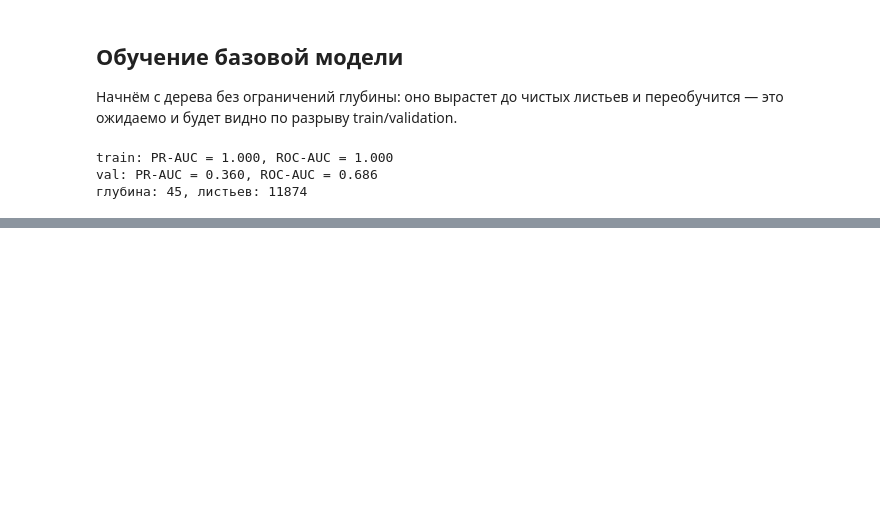
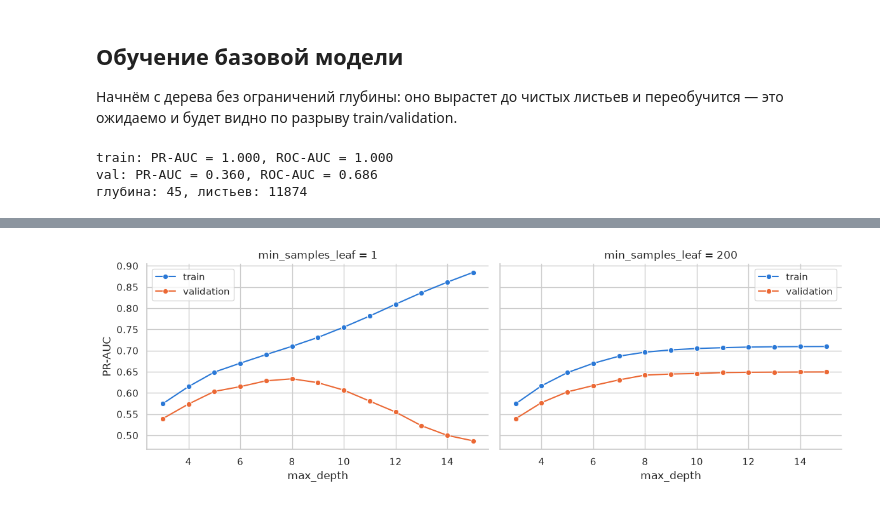
Before and after one commit to gpuslave/ml, a Jupyter notebook: notebooks/decision-tree-ensemble-gradboost.ipynb, the cells around one changed output, grey strips where cells are left out. Cells and saved outputs as stored; diff of their text form; code cells hidden in the pictures; blank space fills up the shorter version.

```diff
--- a/notebooks/decision-tree-ensemble-gradboost.ipynb
+++ b/notebooks/decision-tree-ensemble-gradboost.ipynb
@@ -267,0 +347,11 @@ print(f"\nвыбрано: max_depth={best_depth}, min_samples_leaf={best_leaf}")
+# %%
+fig, axes = plt.subplots(1, 2, figsize=(12, 4), sharey=True)
+for ax, leaf in zip(axes, [1, best_leaf]):
+    sub = grid[grid["min_samples_leaf"] == leaf].sort_values("max_depth")
+    sns.lineplot(data=sub, x="max_depth", y="train_pr_auc", marker="o", color=BLUE, label="train", ax=ax)
+    sns.lineplot(data=sub, x="max_depth", y="val_pr_auc", marker="o", color=ORANGE, label="validation", ax=ax)
+    ax.set(title=f"min_samples_leaf = {leaf}", xlabel="max_depth", ylabel="PR-AUC")
+plt.tight_layout()
+plt.show()
+# %% [output]
+[figure, added]
```
Also changed, not shown: parts of 22 cells of this notebook, 3 other files.
